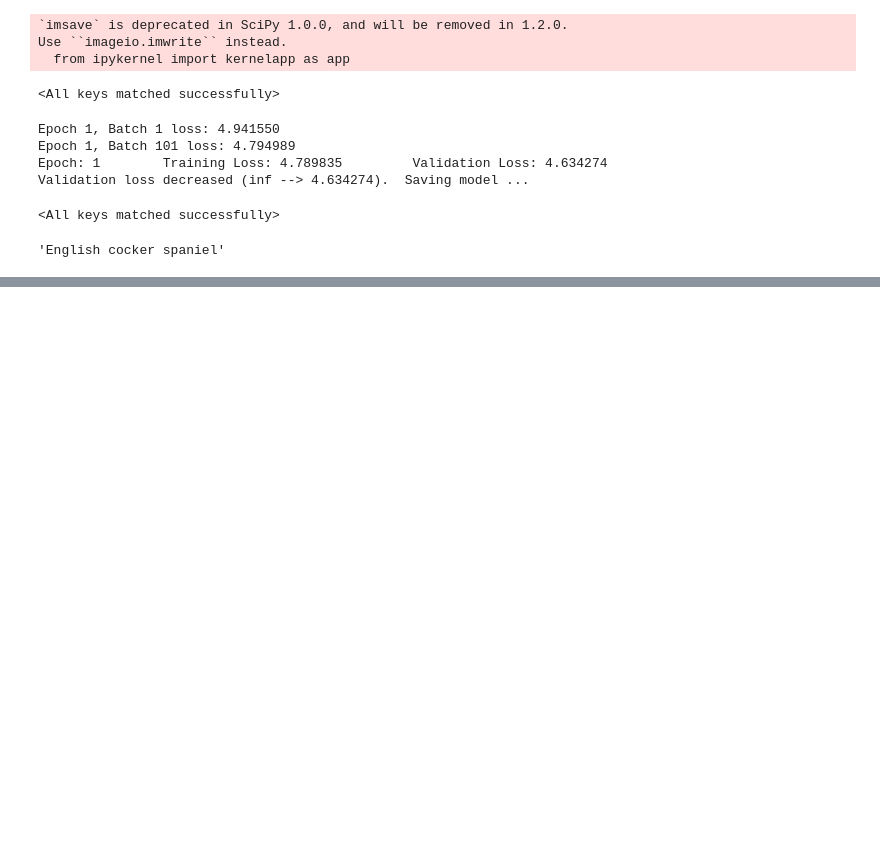
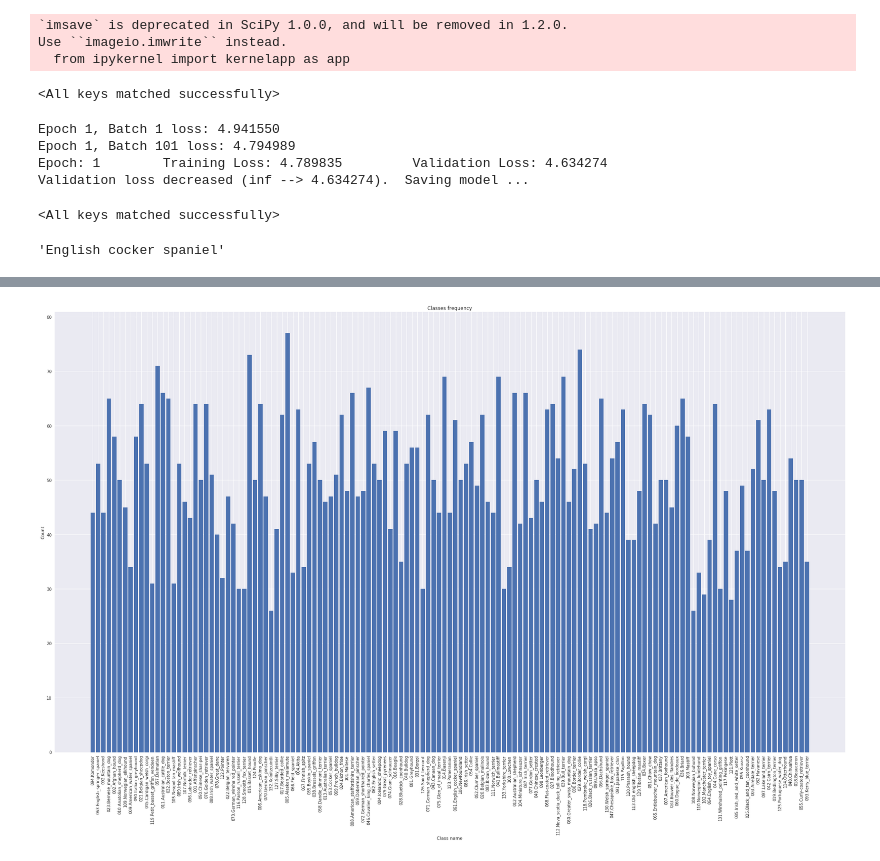
Before and after one commit to NullOsama/Dog-classification, a Jupyter notebook: DataExploration.ipynb, the cells around one changed output, grey strips where cells are left out. Cells and saved outputs as stored; diff of their text form; code cells hidden in the pictures; blank space fills up the shorter version.

```diff
--- a/DataExploration.ipynb
+++ b/DataExploration.ipynb
@@ -219,3 +219,25 @@ def predict_breed_transfer(model, class_names, img_path):
 predict_breed_transfer(model_transfer, class_names, 'dogImages/test/001.Affenpinscher/Affenpinscher_00003.jpg')
 # %% [output]
 'English cocker spaniel'
+# %%
+def getListOfFiles(dirName):
+    # create a list of file and sub directories
+    # names in the given directory
+    listOfFile = os.listdir(dirName)
+    allFiles = list()
+    # Iterate over all the entries
+    for entry in listOfFile:
+        # Create full path
+        fullPath = os.path.join(dirName, entry)
+        # If entry is a directory then get the list of files in this directory
+        if os.path.isdir(fullPath):
+            allFiles = allFiles + getListOfFiles(fullPath)
+        else:
+            allFiles.append(fullPath)
+
+    return allFiles
+# %%
+import os
+count = {}
+for classN in os.listdir('./dogImages/train'):
+    count[classN] = len(getListOfFiles('./dogImages/train/' + classN))
@@ -221,0 +273,10 @@ predict_breed_transfer(model_transfer, class_names, 'dogImages/test/001.Affenpin
+# %%
+plt.figure(figsize=(35, 20))
+plt.bar(range(len(count)), list(count.values()), align='center')
+plt.xticks(range(len(count)), list(count.keys()), rotation=90)
+plt.title('Classes frequency')
+plt.xlabel('Class name')
+plt.ylabel('Count')
+plt.show()
+# %% [output]
+[figure, added]
```
Also changed, not shown: parts of 7 cells of this notebook.
